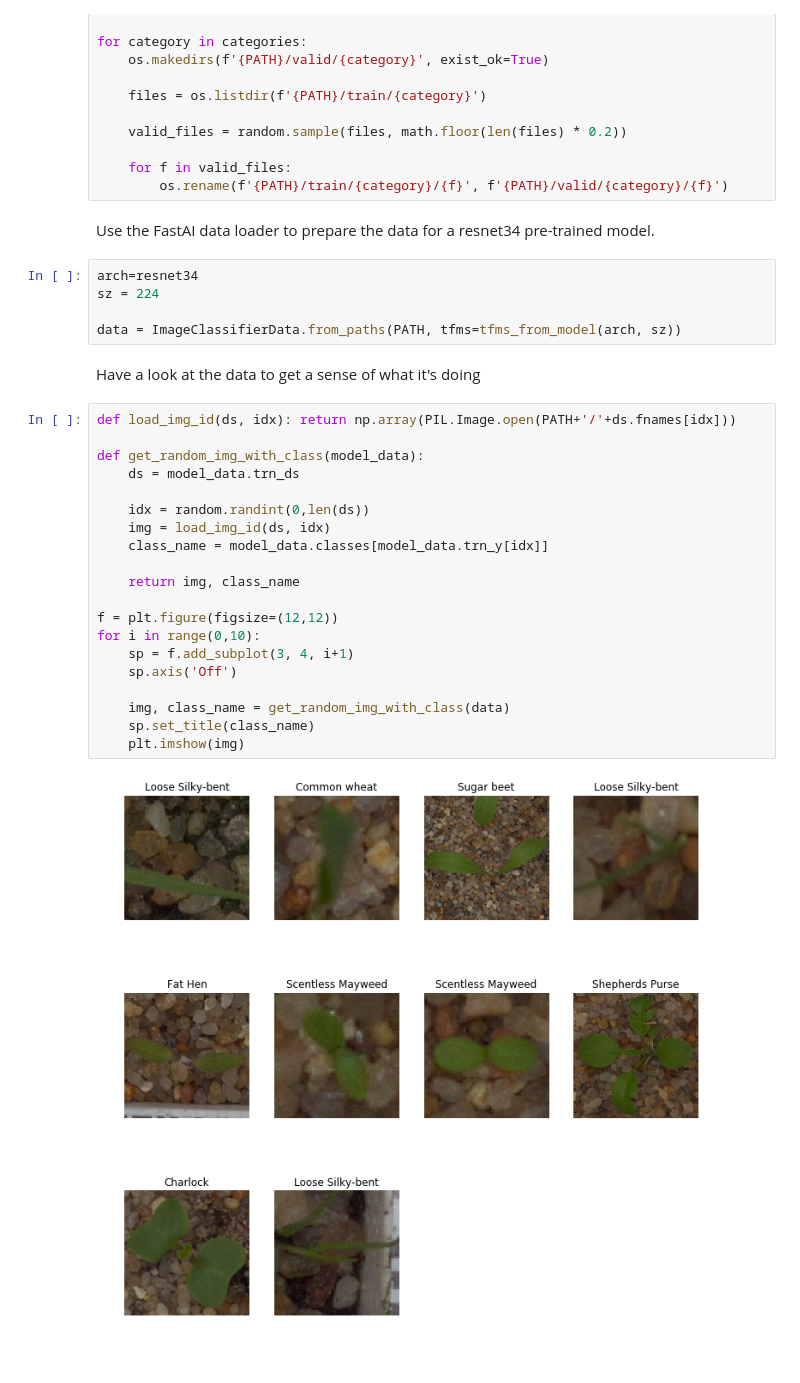
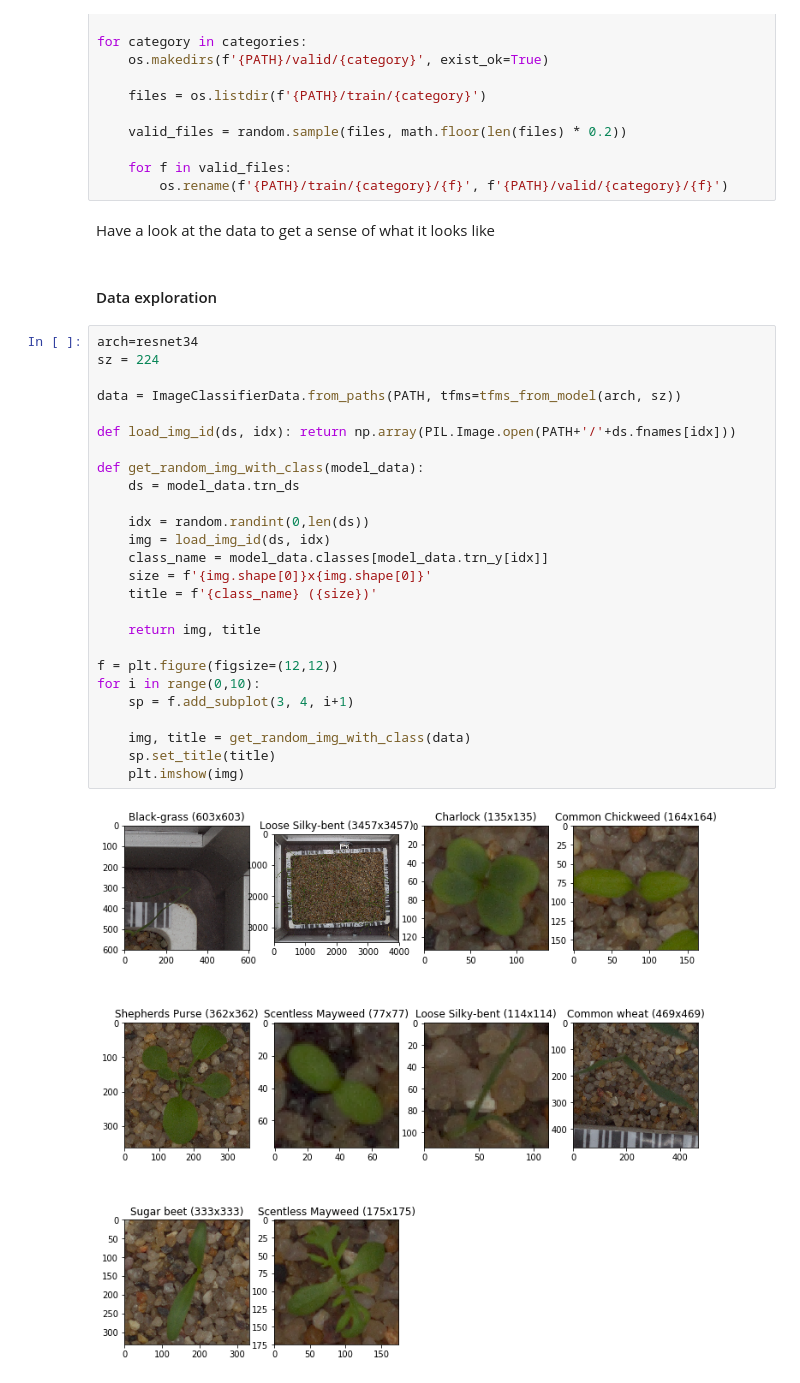
Before and after one commit to jamesr2323/deep_learning, a Jupyter notebook: multi_class_image_classification.ipynb, the cells around one changed output. Cells and saved outputs as stored; diff of their text form.

Commit message:
Upadte multiclass image model

```diff
--- a/multi_class_image_classification.ipynb
+++ b/multi_class_image_classification.ipynb
@@ -74,34 +79,35 @@ for category in categories:
 
     for f in valid_files:
         os.rename(f'{PATH}/train/{category}/{f}', f'{PATH}/valid/{category}/{f}')
-# %% [markdown]
-Use the FastAI data loader to prepare the data for a resnet34 pre-trained model.
-# %%
-arch=resnet34
-sz = 224
-
-data = ImageClassifierData.from_paths(PATH, tfms=tfms_from_model(arch, sz))
 # %% [markdown]
-Have a look at the data to get a sense of what it's doing
+Have a look at the data to get a sense of what it looks like
+# %% [markdown]
+#### Data exploration
 # %%
+arch=resnet34
+sz = 224
+
+data = ImageClassifierData.from_paths(PATH, tfms=tfms_from_model(arch, sz))
+
 def load_img_id(ds, idx): return np.array(PIL.Image.open(PATH+'/'+ds.fnames[idx]))
 
 def get_random_img_with_class(model_data):
     ds = model_data.trn_ds
 
     idx = random.randint(0,len(ds))
     img = load_img_id(ds, idx)
     class_name = model_data.classes[model_data.trn_y[idx]]
+    size = f'{img.shape[0]}x{img.shape[0]}'
+    title = f'{class_name} ({size})'
 
-    return img, class_name
+    return img, title
 
 f = plt.figure(figsize=(12,12))
 for i in range(0,10):
     sp = f.add_subplot(3, 4, i+1)
-    sp.axis('Off')
 
-    img, class_name = get_random_img_with_class(data)
-    sp.set_title(class_name)
+    img, title = get_random_img_with_class(data)
+    sp.set_title(title)
     plt.imshow(img)
 # %% [output]
-[figure, old version]
+[figure, new version]
```
Also changed, not shown: parts of 26 cells of this notebook.
